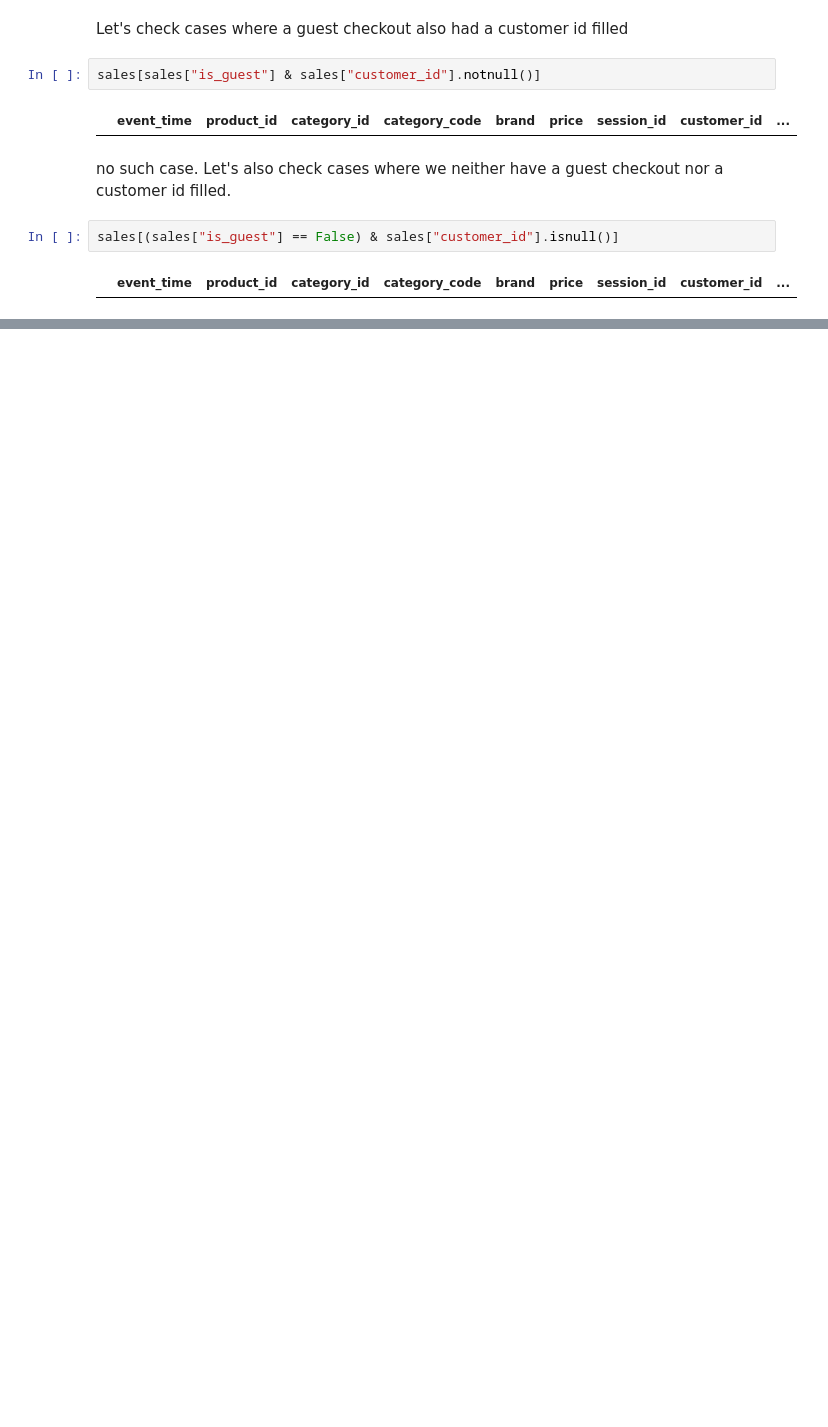
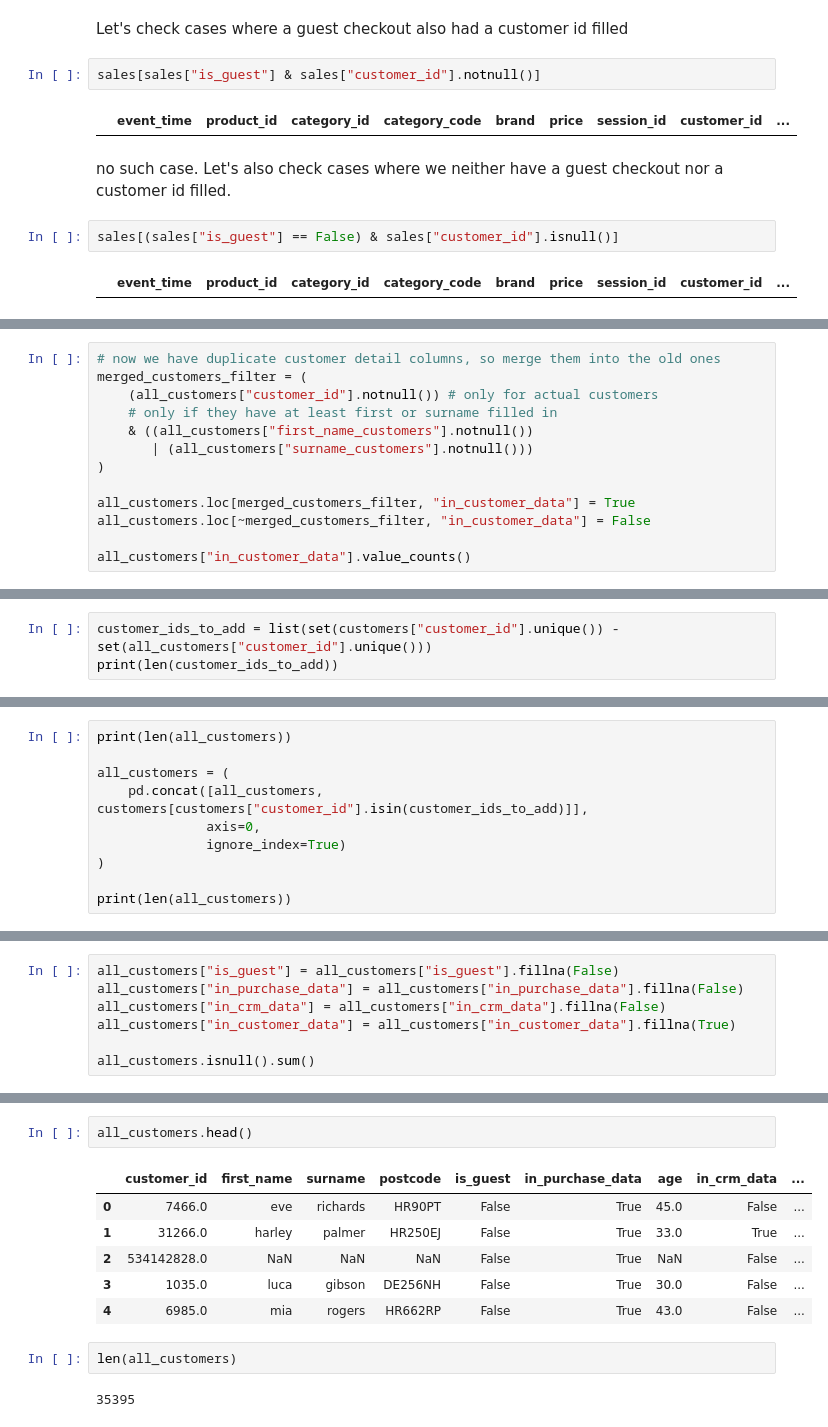
Before and after one commit to kbattish/Real-Life-Data-Analysis-Projects, a Jupyter notebook: customer-data-modeling/notebooks/customer_data_modeling.ipynb, the cells around one changed output, grey strips where cells are left out. Saved outputs shown, nothing was run; the diff lists cells and outputs as text; blank space fills up the shorter version.

Commit message:
created merged customer dataset in data modelling notebook

```diff
--- a/customer-data-modeling/notebooks/customer_data_modeling.ipynb
+++ b/customer-data-modeling/notebooks/customer_data_modeling.ipynb
@@ -168,0 +439,13 @@ sales_customers["postcode"] = sales_customers["postcode"].str.strip()
+# %%
+# now we have duplicate customer detail columns, so merge them into the old ones
+merged_customers_filter = (
+    (all_customers["customer_id"].notnull()) # only for actual customers
+    # only if they have at least first or surname filled in
+    & ((all_customers["first_name_customers"].notnull())
+       | (all_customers["surname_customers"].notnull()))
+)
+
+all_customers.loc[merged_customers_filter, "in_customer_data"] = True
+all_customers.loc[~merged_customers_filter, "in_customer_data"] = False
+
+all_customers["in_customer_data"].value_counts()
@@ -168,0 +516,3 @@ sales_customers["postcode"] = sales_customers["postcode"].str.strip()
+# %%
+customer_ids_to_add = list(set(customers["customer_id"].unique()) - set(all_customers["customer_id"].unique()))
+print(len(customer_ids_to_add))
@@ -168,0 +521,10 @@ sales_customers["postcode"] = sales_customers["postcode"].str.strip()
+# %%
+print(len(all_customers))
+
+all_customers = (
+    pd.concat([all_customers, customers[customers["customer_id"].isin(customer_ids_to_add)]],
+              axis=0,
+              ignore_index=True)
+)
+
+print(len(all_customers))
@@ -168,0 +549,7 @@ sales_customers["postcode"] = sales_customers["postcode"].str.strip()
+# %%
+all_customers["is_guest"] = all_customers["is_guest"].fillna(False)
+all_customers["in_purchase_data"] = all_customers["in_purchase_data"].fillna(False)
+all_customers["in_crm_data"] = all_customers["in_crm_data"].fillna(False)
+all_customers["in_customer_data"] = all_customers["in_customer_data"].fillna(True)
+
+all_customers.isnull().sum()
@@ -168,0 +567,13 @@ sales_customers["postcode"] = sales_customers["postcode"].str.strip()
+# %%
+all_customers.head()
+# %% [output]
+|  | customer_id | first_name | surname | postcode | is_guest | in_purchase_data | age | in_crm_data | ... |
+| 0 | 7466.0 | eve | richards | HR90PT | False | True | 45.0 | False | ... |
+| 1 | 31266.0 | harley | palmer | HR250EJ | False | True | 33.0 | True | ... |
+| 2 | 534142828.0 | NaN | NaN | NaN | False | True | NaN | False | ... |
+| 3 | 1035.0 | luca | gibson | DE256NH | False | True | 30.0 | False | ... |
+| 4 | 6985.0 | mia | rogers | HR662RP | False | True | 43.0 | False | ... |
+# %%
+len(all_customers)
+# %% [output]
+35395
```
Also changed, not shown: parts of 72 cells of this notebook.
